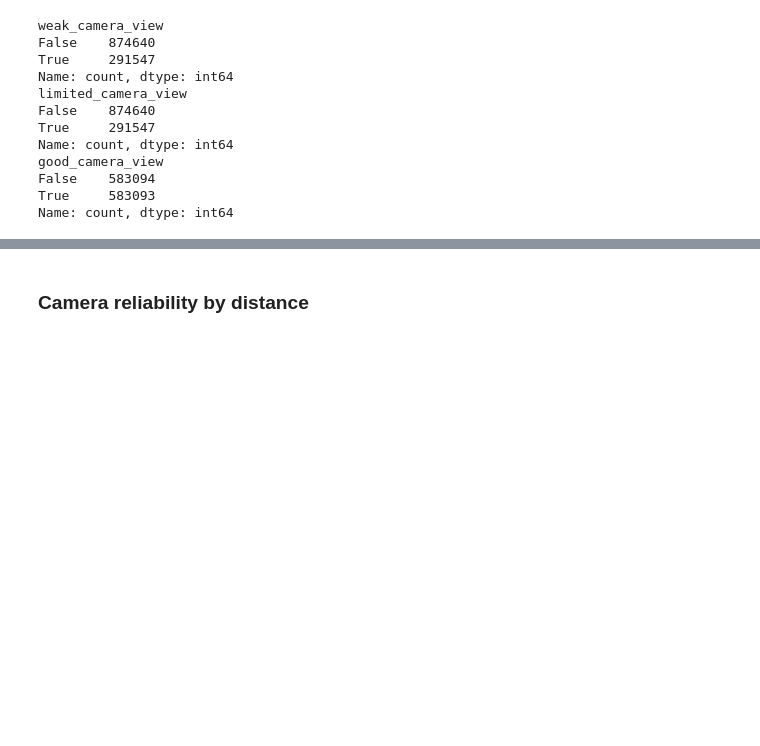
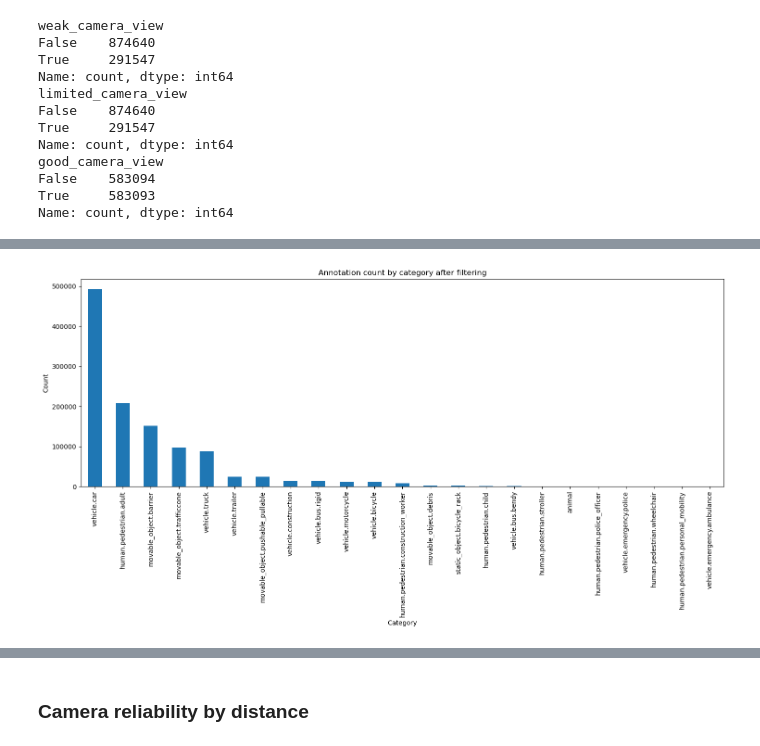
Before and after one commit to darkcyan-ugli-fruit/nuscenes-multimodal-learning, a Jupyter notebook: notebooks/00_EDA.ipynb, the cells around one changed output, grey strips where cells are left out. Drawn from its saved outputs; the diff is of its cells as text; code cells hidden in the pictures; blank space fills up the shorter version.

```diff
--- a/notebooks/00_EDA.ipynb
+++ b/notebooks/00_EDA.ipynb
@@ -1254,0 +935,17 @@ low_visibility_df
+# %%
+# Keep only categories with at least 30 annotations
+min_count: int = 30
+
+raw_class_counts: pd.Series = raw_eda_df["category_name"].value_counts()
+
+kept_categories = raw_class_counts[raw_class_counts >= min_count].index
+removed_categories = raw_class_counts[raw_class_counts < min_count].index
+
+category_filter_summary: pd.DataFrame = pd.DataFrame({
+    "category_name": raw_class_counts.index,
+    "count": raw_class_counts.values,
+    "kept_for_analysis": raw_class_counts.values >= min_count,
+})
+
+# Check the condition
+category_filter_summary
@@ -1254,0 +970,5 @@ low_visibility_df
+# %%
+# Working copy for EDA
+eda_df: pd.DataFrame = raw_eda_df[
+    raw_eda_df["category_name"].isin(kept_categories)
+].copy()
@@ -1254,0 +993,18 @@ low_visibility_df
+# %%
+# Annotation count by category after filtering
+eda_class_counts: pd.Series = (
+    eda_df["category_name"]
+    .value_counts()
+    .sort_values(ascending=False)
+)
+
+plt.figure(figsize=(15, 8))
+eda_class_counts.plot(kind="bar")
+plt.title("Annotation count by category after filtering")
+plt.xlabel("Category")
+plt.ylabel("Count")
+plt.xticks(rotation=90)
+plt.tight_layout()
+plt.show()
+# %% [output]
+[figure, added]
```
Also changed, not shown: parts of 56 cells of this notebook.
